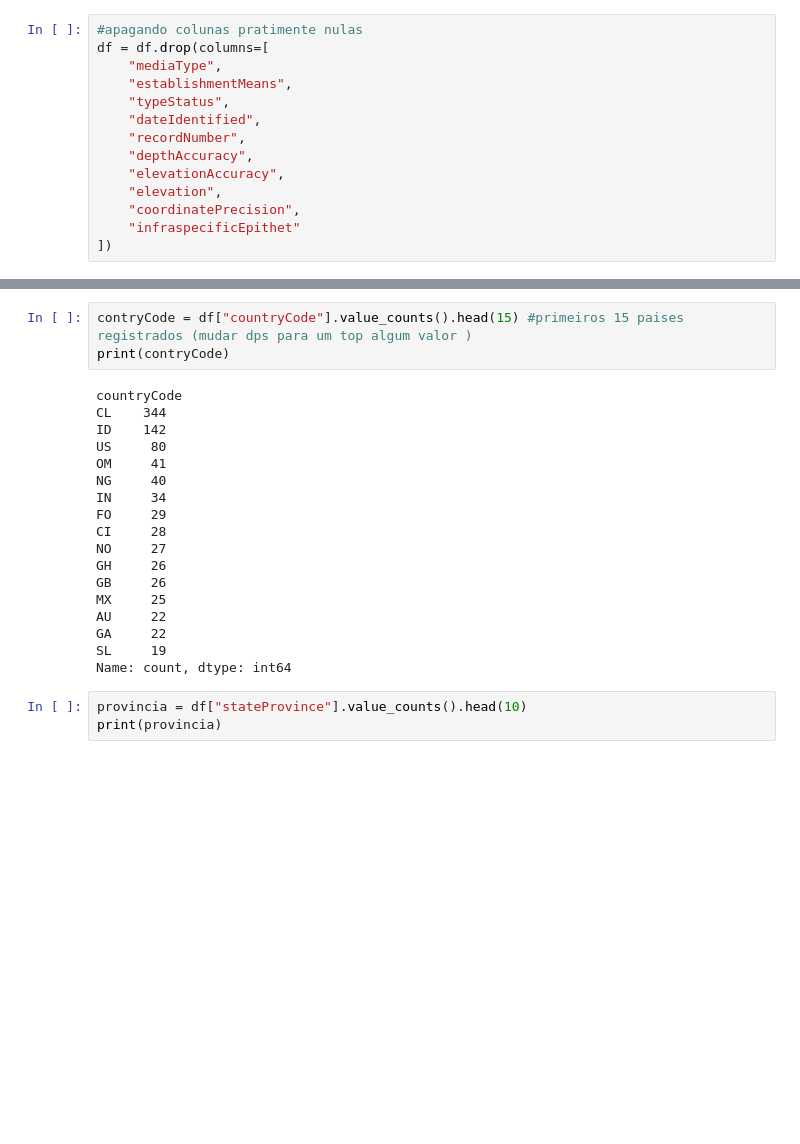
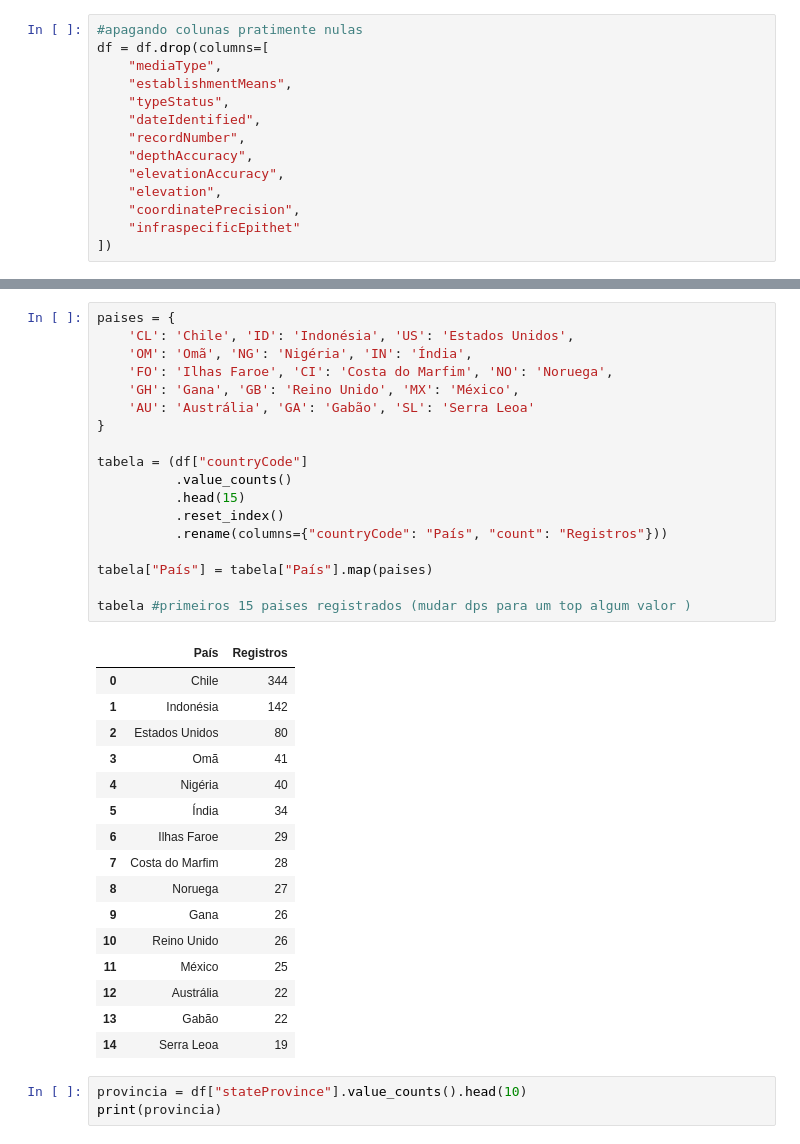
Before and after one commit to Isabela-Silverio-Cardoso-Pereira/AnaliseDado, a Jupyter notebook: analise_dados_tubarão_raposa.ipynb, the cells around one changed output, grey strips where cells are left out. Saved outputs shown, nothing was run; the diff lists cells and outputs as text; blank space fills up the shorter version.

```diff
--- a/analise_dados_tubarão_raposa.ipynb
+++ b/analise_dados_tubarão_raposa.ipynb
@@ -135,26 +135,40 @@ df.nunique()
 | issue | 143 |
 dtype: int64
-# %%
-contryCode = df["countryCode"].value_counts().head(15) #primeiros 15 paises registrados (mudar dps para um top algum valor )
-print(contryCode)
-# %% [output]
-countryCode
-CL    344
-ID    142
-US     80
-OM     41
-NG     40
-IN     34
-FO     29
-CI     28
-NO     27
-GH     26
-GB     26
-MX     25
-AU     22
-GA     22
-SL     19
-Name: count, dtype: int64
+# %%
+paises = {
+    'CL': 'Chile', 'ID': 'Indonésia', 'US': 'Estados Unidos',
+    'OM': 'Omã', 'NG': 'Nigéria', 'IN': 'Índia',
+    'FO': 'Ilhas Faroe', 'CI': 'Costa do Marfim', 'NO': 'Noruega',
+    'GH': 'Gana', 'GB': 'Reino Unido', 'MX': 'México',
+    'AU': 'Austrália', 'GA': 'Gabão', 'SL': 'Serra Leoa'
+}
+
+tabela = (df["countryCode"]
+          .value_counts()
+          .head(15)
+          .reset_index()
+          .rename(columns={"countryCode": "País", "count": "Registros"}))
+
+tabela["País"] = tabela["País"].map(paises)
+
+tabela #primeiros 15 paises registrados (mudar dps para um top algum valor )
+# %% [output]
+|  | País | Registros |
+| 0 | Chile | 344 |
+| 1 | Indonésia | 142 |
+| 2 | Estados Unidos | 80 |
+| 3 | Omã | 41 |
+| 4 | Nigéria | 40 |
+| 5 | Índia | 34 |
+| 6 | Ilhas Faroe | 29 |
+| 7 | Costa do Marfim | 28 |
+| 8 | Noruega | 27 |
+| 9 | Gana | 26 |
+| 10 | Reino Unido | 26 |
+| 11 | México | 25 |
+| 12 | Austrália | 22 |
+| 13 | Gabão | 22 |
+| 14 | Serra Leoa | 19 |
 # %%
 provincia = df["stateProvince"].value_counts().head(10)
 print(provincia)
```
Also changed, not shown: parts of 5 cells of this notebook.
